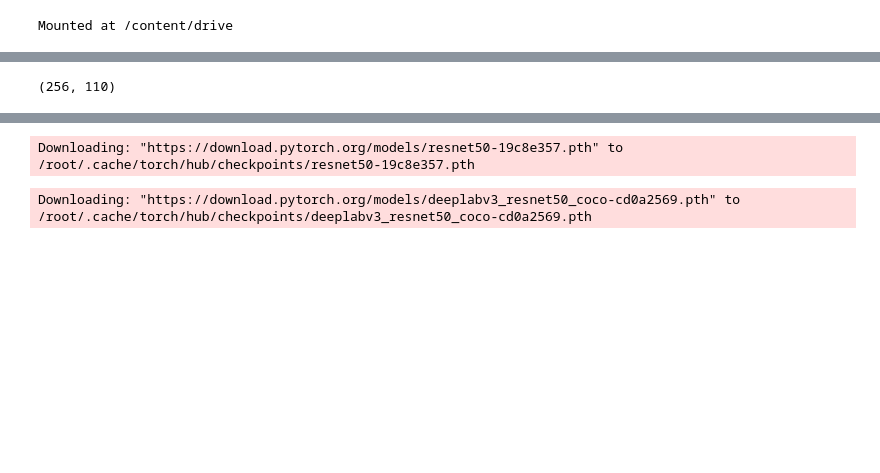
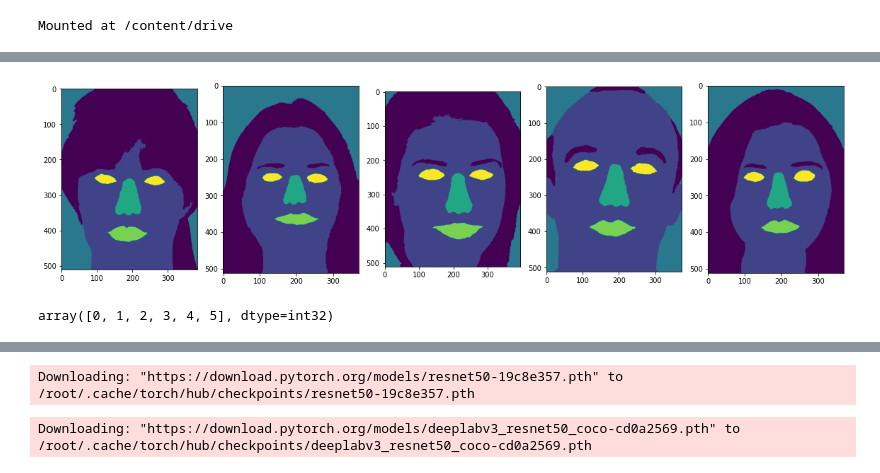
Before and after one commit to MahdiEsrafili/image_segmentation, a Jupyter notebook: face_segmentation.ipynb, the cells around one changed output, grey strips where cells are left out. Cells and saved outputs as stored; diff of their text form; code cells hidden in the pictures; blank space fills up the shorter version.

```diff
--- a/face_segmentation.ipynb
+++ b/face_segmentation.ipynb
@@ -53,0 +59,19 @@ plt.tight_layout()
+# %%
+from sklearn.cluster import KMeans
+class MaskQuantizer:
+  def __init__(self, num_classes = 6):
+    self.num_classes = num_classes
+
+  def train(self, mask):
+    x = np.array(mask).reshape((-1, 3))
+    self.km = KMeans(n_clusters=self.num_classes)
+    self.km.fit(x)
+
+  def quantize(self, mask):
+    mask_r = np.array(mask).reshape((-1, 3))
+    quantized_r = km.predict(mask_r)
+    quantized = quantized_r.reshape(np.array(mask).shape[:2])
+    return quantized
+# %%
+quantizer = MaskQuantizer()
+quantizer.train(mask)
@@ -54,3 +81,22 @@ plt.tight_layout()
+# %%
+plt.figure(figsize=(16,5))
+for i in range(5):
+  masks = os.listdir(os.path.join(path, 'Train_Labels'))
+  masks = random.sample(masks, 5)
+  for i, m in enumerate(masks):
+    m = os.path.join(path, 'Train_Labels', m)
+    m = Image.open(m)
+    m = quantizer.quantize(m)
+    plt.subplot(1,5,i+1)
+    plt.imshow(m)
+
+plt.tight_layout()
+# %% [output]
+[figure, added]
+# %%
+np.unique(m)
+# %% [output]
+array([0, 1, 2, 3, 4, 5], dtype=int32)
 # %%
 import pandas as pd
 from torch.utils.data import DataLoader, Dataset
@@ -74,5 +108 @@ test_id = files[split_idx:]
-# %%
-train_id.__len__(), test_id.__len__()
-# %% [output]
-(256, 110)
 # %%
```
Also changed, not shown: parts of 19 cells of this notebook.
